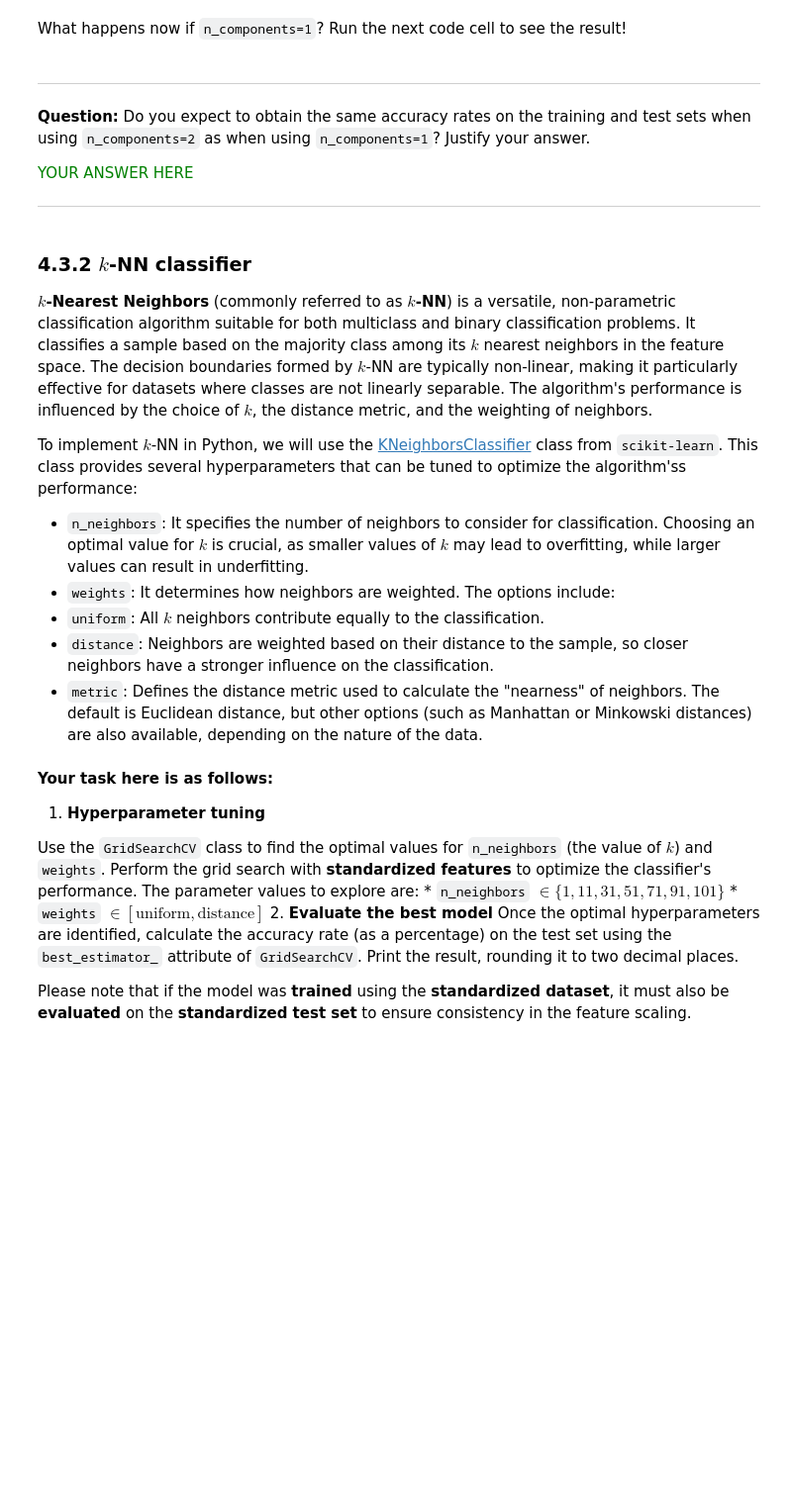
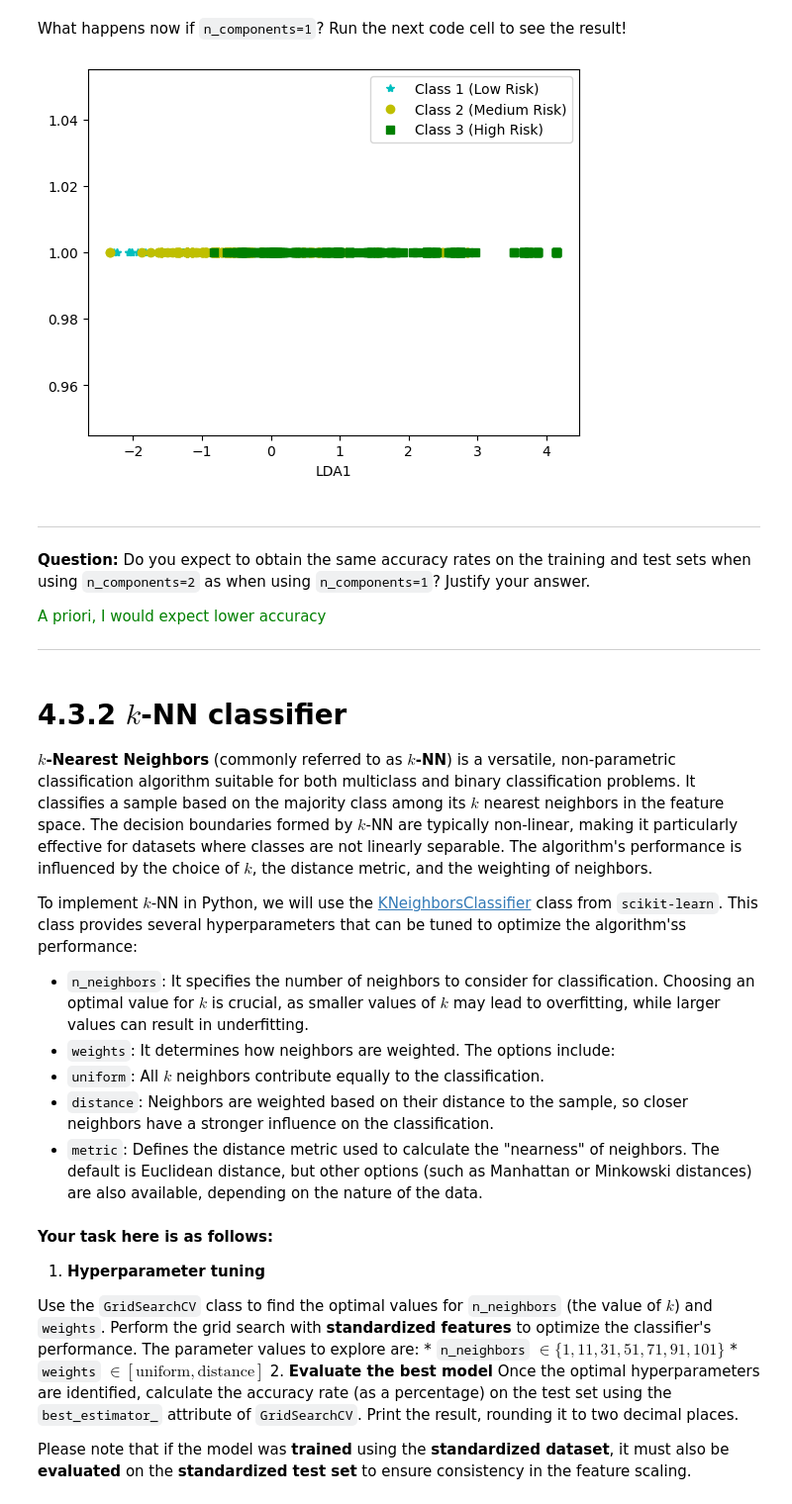
Before and after one commit to alonso-herreros/uni-mtde-lab2, a Jupyter notebook: Lab_classification.ipynb, the cells around one changed output. Shown at 99% size. Cells and saved outputs as stored; diff of their text form; code cells hidden in the pictures; blank space fills up the shorter version.

```diff
--- a/Lab_classification.ipynb
+++ b/Lab_classification.ipynb
@@ -505,37 +586,38 @@ plt.show()
 # %% [markdown]
 What happens now if `n_components=1`? Run the next code cell to see the result!
 # %%
-clf_LDA_1D = LinearDiscriminantAnalysis(n_components=1)
-X_lda = clf_LDA_1D.fit_transform(X_train_s,y_train)
+lda_1D = LinearDiscriminantAnalysis(n_components=1)
+X_lda = lda_1D.fit_transform(X_train_s,y_train)
 plt.xlabel('LDA1')
 X_lda_clase_1 = X_lda[y_train==1]
 X_lda_clase_2 = X_lda[y_train==2]
 X_lda_clase_3 = X_lda[y_train==3]
 
 y1 = np.ones((X_lda_clase_1.shape[0],1))
 y2 = np.ones((X_lda_clase_2.shape[0],1))
 y3 = np.ones((X_lda_clase_3.shape[0],1))
 
 plt.plot(X_lda_clase_1, y1, '*c', label='Class 1 (Low Risk)')
 plt.plot(X_lda_clase_2, y2, 'oy', label='Class 2 (Medium Risk)')
 plt.plot(X_lda_clase_3, y3, 'sg', label='Class 3 (High Risk)')
 
 
 plt.legend()
 plt.show()
+# %% [output]
+[figure, added]
 # %% [markdown]
-
 
 ---
 
 **Question:** Do you expect to obtain the same accuracy rates on the training and test sets when using `n_components=2` as when using `n_components=1`? Justify your answer.
 
 
-<font color = 'green'> YOUR ANSWER HERE
+<font color = 'green'> A priori, I would expect lower accuracy </font>
 
 ---
 # %% [markdown]
-### 4.3.2  $k$-NN classifier
+# 4.3.2  $k$-NN classifier
 
 **$k$-Nearest Neighbors** (commonly referred to as **$k$-NN**) is a versatile, non-parametric classification algorithm suitable for both multiclass and binary classification problems. It classifies a sample based on the majority class among its $k$ nearest neighbors in the feature space. The decision boundaries formed by $k$-NN are typically non-linear, making it particularly effective for datasets where classes are not linearly separable. The algorithm's performance is influenced by the choice of $k$, the distance metric, and the weighting of neighbors.
 
```
Also changed, not shown: parts of 90 cells of this notebook.
